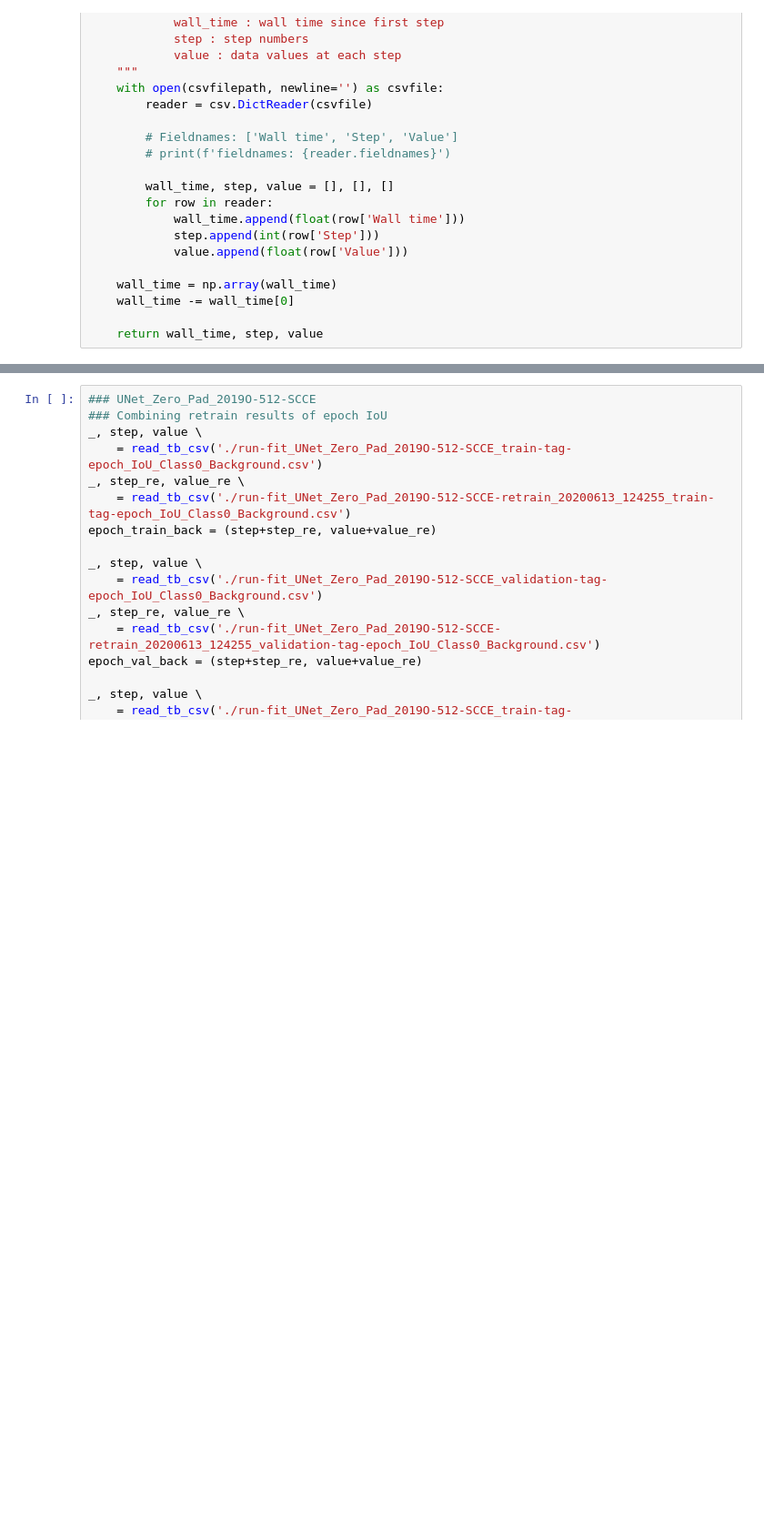
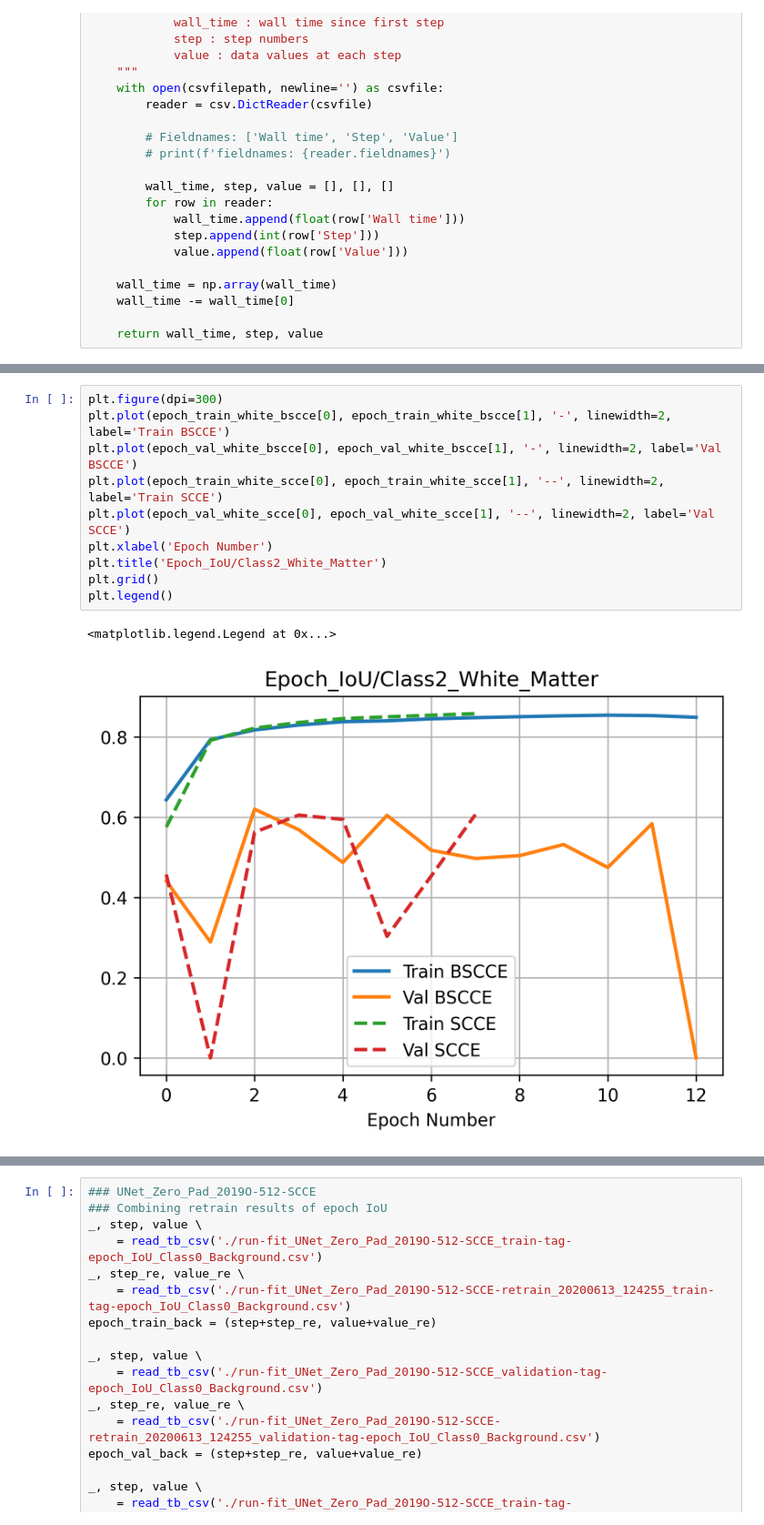
Before and after one commit to KolinGuo/BrainSeg, a Jupyter notebook: notebook/TensorBoard Plotting.ipynb, the cells around one changed output, grey strips where cells are left out. Shown at 91% size. Drawn from its saved outputs; the diff is of its cells as text; blank space fills up the shorter version.

```diff
--- a/notebook/TensorBoard Plotting.ipynb
+++ b/notebook/TensorBoard Plotting.ipynb
@@ -56,0 +222,13 @@ def read_tb_csv(csvfilepath: str):
+# %%
+plt.figure(dpi=300)
+plt.plot(epoch_train_white_bscce[0], epoch_train_white_bscce[1], '-', linewidth=2, label='Train BSCCE')
+plt.plot(epoch_val_white_bscce[0], epoch_val_white_bscce[1], '-', linewidth=2, label='Val BSCCE')
+plt.plot(epoch_train_white_scce[0], epoch_train_white_scce[1], '--', linewidth=2, label='Train SCCE')
+plt.plot(epoch_val_white_scce[0], epoch_val_white_scce[1], '--', linewidth=2, label='Val SCCE')
+plt.xlabel('Epoch Number')
+plt.title('Epoch_IoU/Class2_White_Matter')
+plt.grid()
+plt.legend()
+# %% [output]
+<matplotlib.legend.Legend at 0x...>
+[figure, added]
```
Also changed, not shown: parts of 11 cells of this notebook.
